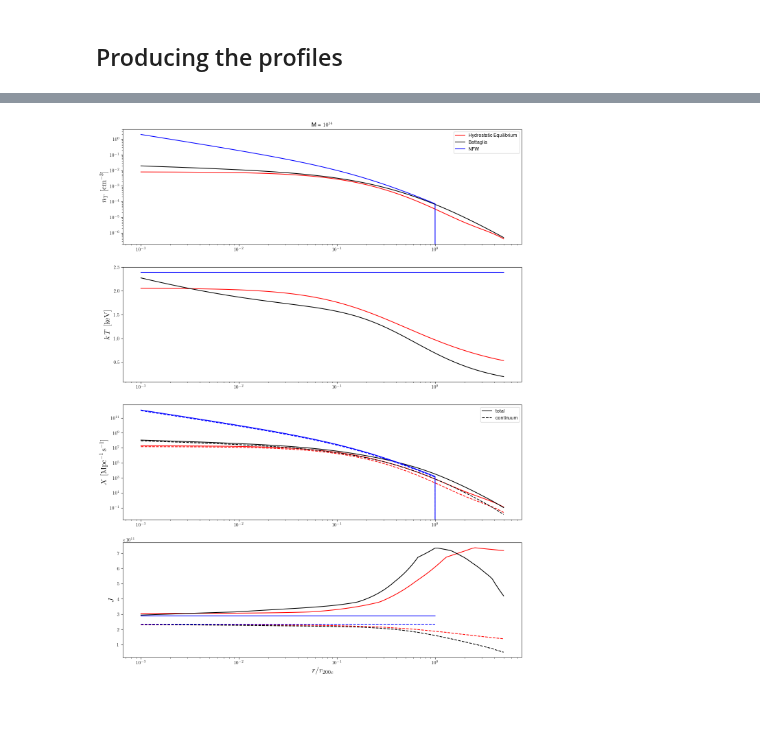
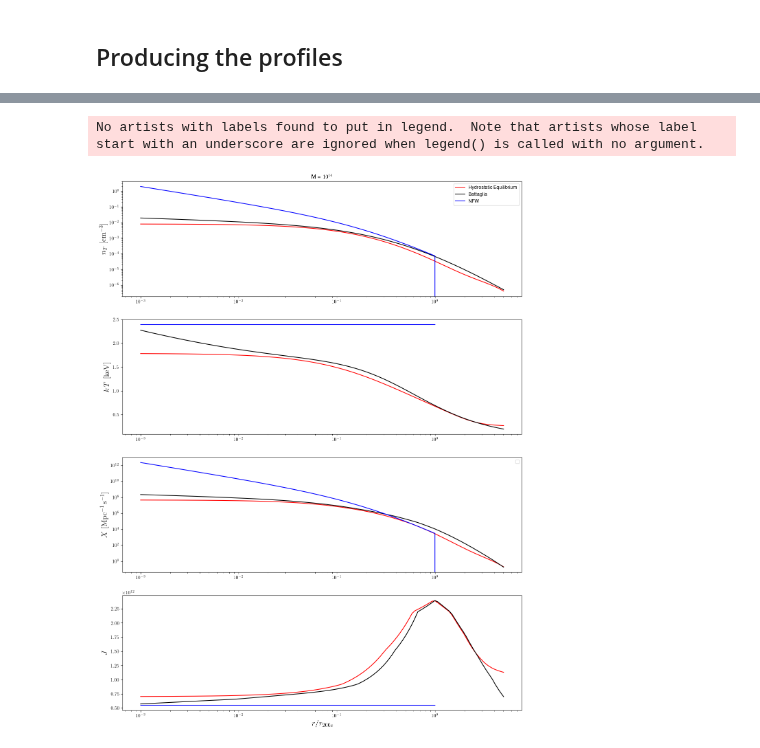
Before and after one commit to Cosmotheka/Cosmotheka_likelihoods, a Jupyter notebook: papers/ROSATx/Profiles.ipynb, the cells around one changed output, grey strips where cells are left out. Drawn from its saved outputs; the diff is of its cells as text; code cells hidden in the pictures; blank space fills up the shorter version.

```diff
--- a/papers/ROSATx/Profiles.ipynb
+++ b/papers/ROSATx/Profiles.ipynb
@@ -11,9 +13,6 @@ rc('text', usetex=True)
 # %% [markdown]
 ## Calculating the X-ray Spectrum
 # %%
-rmf = fits.open('data/pspcb_gain2_256.rmf')
-arf = fits.open('data/pspcb_gain2_256.arf')
-
 kTmin = 0.02
 kTmax = 50.0
 nkT = 32
@@ -22,13 +21,14 @@ nz = 16
 emin = 0.5
 emax = 2.0
 
-rosat_spectrum = pyatomdb.spectrum.CIESession()
-rosat_spectrum.set_response(rmf, arf)
-rosat_spectrum.set_abund(26,0.3)
-
-J_tot = rosat_spectrum.return_integrated_spectrum_interp(kTmin, kTmax, nkT, zmax, nz, emin, emax)
-J_cont = rosat_spectrum.return_integrated_spectrum_interp(kTmin, kTmax, nkT, zmax, nz, emin, emax,
-                                              dolines=False, dopseudo=False)
+if os.path.isfile("data/Jtot.pck"):
+    with open("data/Jtot.pck", "rb") as f:
+        J_tot = pickle.load(f)
+else:
+    rosat_spectrum = rx.ROSATResponse('data/pspcc_gain1_256.rsp')
+    J_tot = rosat_spectrum.get_integrated_spectrum_interp(kTmin, kTmax, nkT, zmax, nz, emin, emax)
+    with open("data/Jtot.pck", "wb") as f:
+        pickle.dump(J_tot, f)
 # %% [markdown]
 ## Producing the profiles
 # %%
@@ -98,43 +96,38 @@ ax[0].plot(x, density_bg, 'k', label='Battaglia')
 ax[0].plot(x, density_nfw, 'b', label='NFW')
 ax[0].legend()
 
-ax[1].plot(x, 1e-3*temperature_he, 'r')
+ax[1].plot(x, 1e-3*pressure_he/density_he, 'r')
 ax[1].plot(x, 1e-3*pressure_bg/density_bg, 'k')
-ax[1].plot(x, 1e-3*temperature_nfw, 'b')
+ax[1].plot(x, 1e-3*pressure_nfw/density_nfw, 'b')
 
 ax[2].plot(x, xtot_he, 'r-')
-ax[2].plot(x, xcont_he, 'r--')
-ax[2].plot(x, xtot_bg, 'k-', label='total')
-ax[2].plot(x, xcont_bg, 'k--', label='continuum')
+ax[2].plot(x, xtot_bg, 'k-')
 ax[2].plot(x, xtot_nfw, 'b-')
-ax[2].plot(x, xcont_nfw, 'b--')
 ax[2].legend()
 
 ax[3].plot(x, xtot_he/density_he**2, 'r-')
-ax[3].plot(x, xcont_he/density_he**2, 'r--')
 ax[3].plot(x, xtot_bg/density_bg**2, 'k-')
-ax[3].plot(x, xcont_bg/density_bg**2, 'k--')
 ax[3].plot(x, xtot_nfw/density_nfw**2, 'b-')
-ax[3].plot(x, xcont_nfw/density_nfw**2, 'b--')
 
 #ax[0].loglog()
 #ax[1].loglog()
 ax[0].set_xscale('log')
 ax[0].set_yscale('log')
 ax[1].set_xscale('log')
 ax[2].set_xscale('log')
 ax[2].set_yscale('log')
 ax[3].set_xscale('log')
 
 ax[0].set_ylabel(r'$n_T\,\,[{\rm cm}^{-3}]$', fontsize=16)
 ax[1].set_ylabel(r'$k\,T\,\,[{\rm keV}]$', fontsize=16)
 ax[2].set_ylabel(r'$X\,\,[{\rm Mpc}^{-1}\,{\rm s}^{-1}]$', fontsize=16)
 ax[3].set_ylabel(r'$J$', fontsize=16)
 
 ax[3].set_xlabel(r'$r/r_{200c}$', fontsize=16)
 
 ax[0].set_title('M = $10^{14}$');
 
 fig.savefig('Plots/Profiles_comparison.pdf')
 # %% [output]
+No artists with labels found to put in legend.  Note that artists whose label start with an underscore are ignored when legend() is called with no argument.
-[figure, old version]
+[figure, new version]
```
Also changed, not shown: parts of 3 cells of this notebook, 4 other files.
